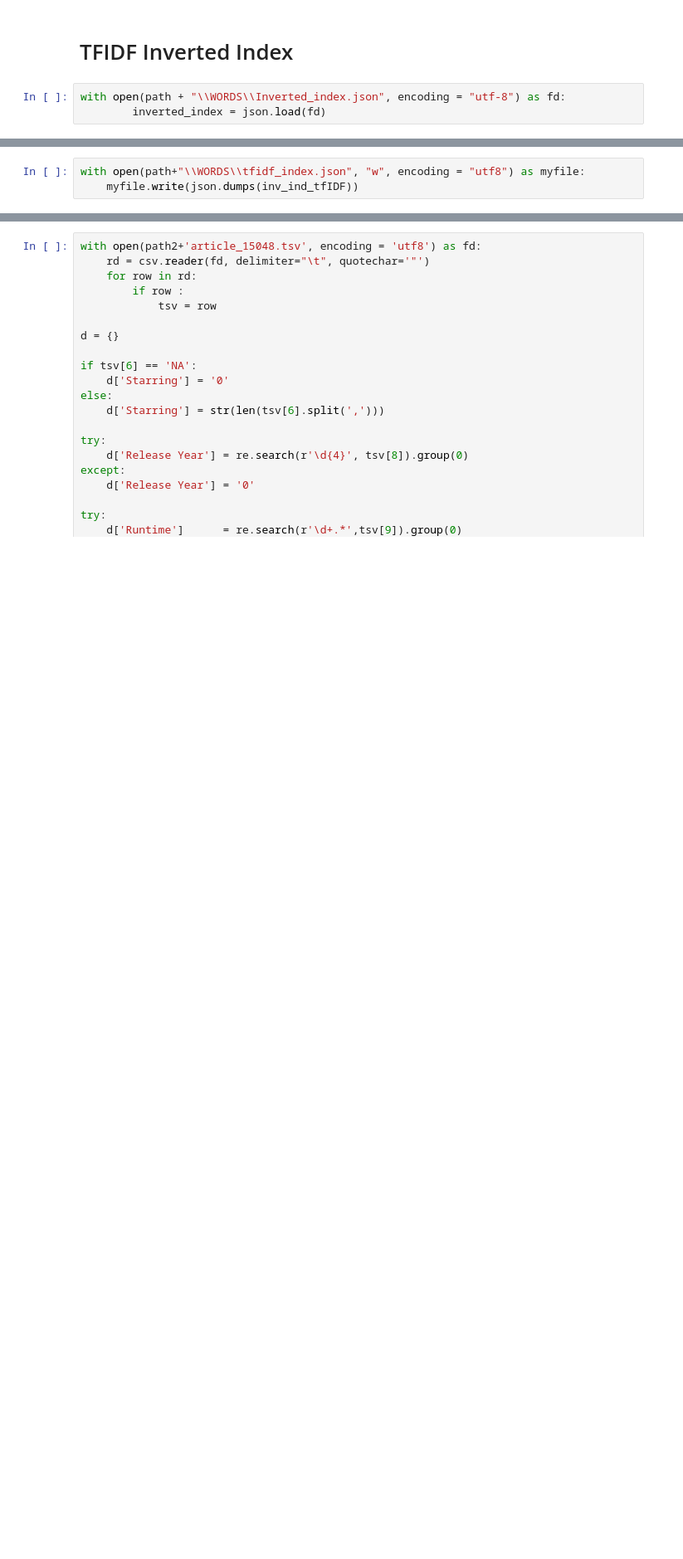
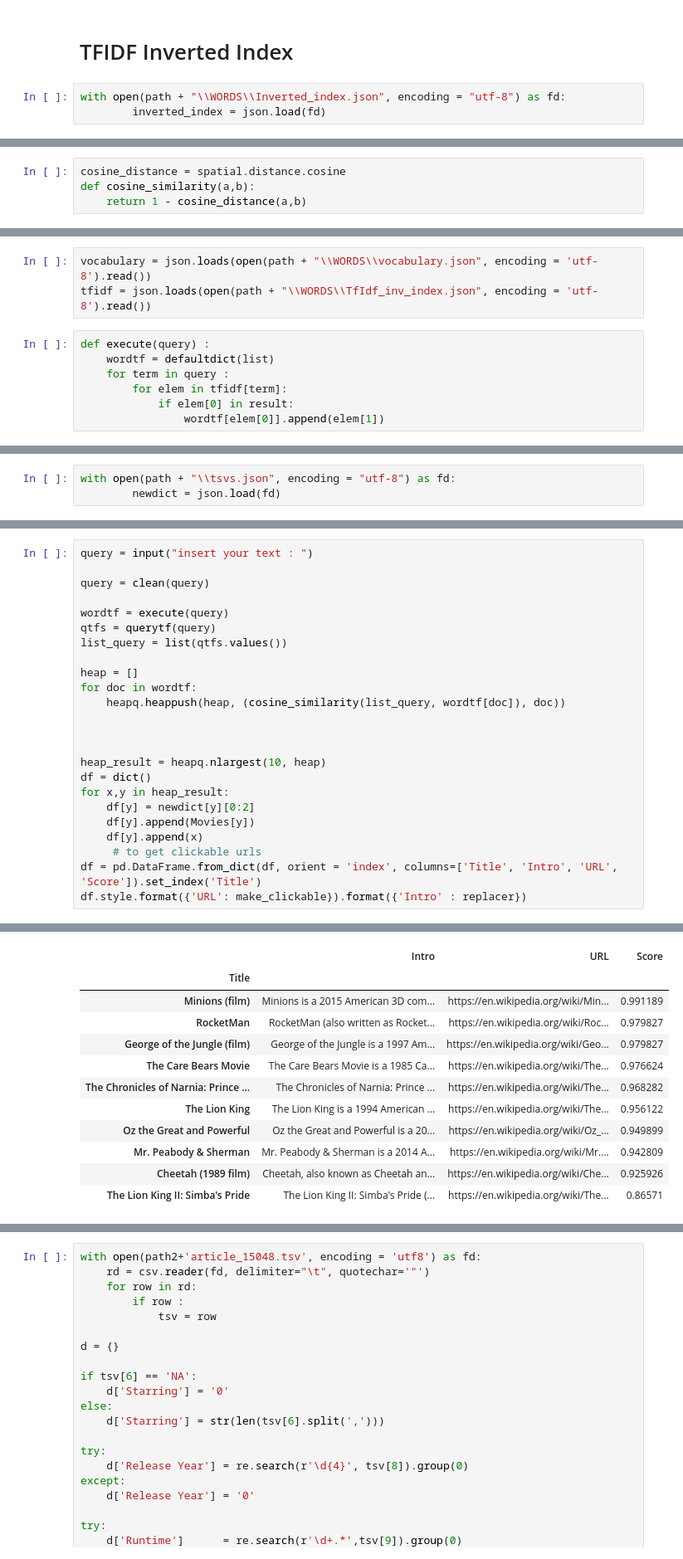
Before and after one commit to Simonerc95/HW3, a Jupyter notebook: Download wiki articles.ipynb, the cells around one changed output, grey strips where cells are left out. Shown: that part at 83% size. Saved outputs shown, nothing was run; the diff lists cells and outputs as text; blank space fills up the shorter version.

```diff
--- a/Download wiki articles.ipynb
+++ b/Download wiki articles.ipynb
@@ -325,0 +348,4 @@ for term in inverted_index.keys() :
+# %%
+cosine_distance = spatial.distance.cosine
+def cosine_similarity(a,b):
+    return 1 - cosine_distance(a,b)
@@ -325,0 +364,10 @@ for term in inverted_index.keys() :
+# %%
+vocabulary = json.loads(open(path + "\\WORDS\\vocabulary.json", encoding = 'utf-8').read())
+tfidf = json.loads(open(path + "\\WORDS\\TfIdf_inv_index.json", encoding = 'utf-8').read())
+# %%
+def execute(query) :
+    wordtf = defaultdict(list)
+    for term in query :
+        for elem in tfidf[term]:
+            if elem[0] in result:
+                wordtf[elem[0]].append(elem[1])
@@ -326,3 +394,3 @@ for term in inverted_index.keys() :
 # %%
-with open(path+"\\WORDS\\tfidf_index.json", "w", encoding = "utf8") as myfile:
-    myfile.write(json.dumps(inv_ind_tfIDF))
+with open(path + "\\tsvs.json", encoding = "utf-8") as fd:
+        newdict = json.load(fd)
@@ -332,0 +397,25 @@ allwords = set(allwords)
+# %%
+query = input("insert your text : ")
+
+query = clean(query)
+
+wordtf = execute(query)
+qtfs = querytf(query)
+list_query = list(qtfs.values())
+
+heap = []
+for doc in wordtf:
+    heapq.heappush(heap, (cosine_similarity(list_query, wordtf[doc]), doc))
+
+
+
+heap_result = heapq.nlargest(10, heap)
+df = dict()
+for x,y in heap_result:
+    df[y] = newdict[y][0:2]
+    df[y].append(Movies[y])
+    df[y].append(x)
+     # to get clickable urls
+df = pd.DataFrame.from_dict(df, orient = 'index', columns=['Title', 'Intro', 'URL', 'Score']).set_index('Title')
+df.style.format({'URL': make_clickable}).format({'Intro' : replacer})
+# %% [output]
@@ -332,0 +423,12 @@ allwords = set(allwords)
+|  | Intro | URL | Score |
+| Title |  |  |  |
+| Minions (film) | Minions is a 2015 American 3D com... | https://en.wikipedia.org/wiki/Min... | 0.991189 |
+| RocketMan | RocketMan (also written as Rocket... | https://en.wikipedia.org/wiki/Roc... | 0.979827 |
+| George of the Jungle (film) | George of the Jungle is a 1997 Am... | https://en.wikipedia.org/wiki/Geo... | 0.979827 |
+| The Care Bears Movie | The Care Bears Movie is a 1985 Ca... | https://en.wikipedia.org/wiki/The... | 0.976624 |
+| The Chronicles of Narnia: Prince ... | The Chronicles of Narnia: Prince ... | https://en.wikipedia.org/wiki/The... | 0.968282 |
+| The Lion King | The Lion King is a 1994 American ... | https://en.wikipedia.org/wiki/The... | 0.956122 |
+| Oz the Great and Powerful | Oz the Great and Powerful is a 20... | https://en.wikipedia.org/wiki/Oz_... | 0.949899 |
+| Mr. Peabody & Sherman | Mr. Peabody & Sherman is a 2014 A... | https://en.wikipedia.org/wiki/Mr.... | 0.942809 |
+| Cheetah (1989 film) | Cheetah, also known as Cheetah an... | https://en.wikipedia.org/wiki/Che... | 0.925926 |
+| The Lion King II: Simba's Pride | The Lion King II: Simba's Pride (... | https://en.wikipedia.org/wiki/The... | 0.86571 |
```
Also changed, not shown: parts of 44 cells of this notebook.
